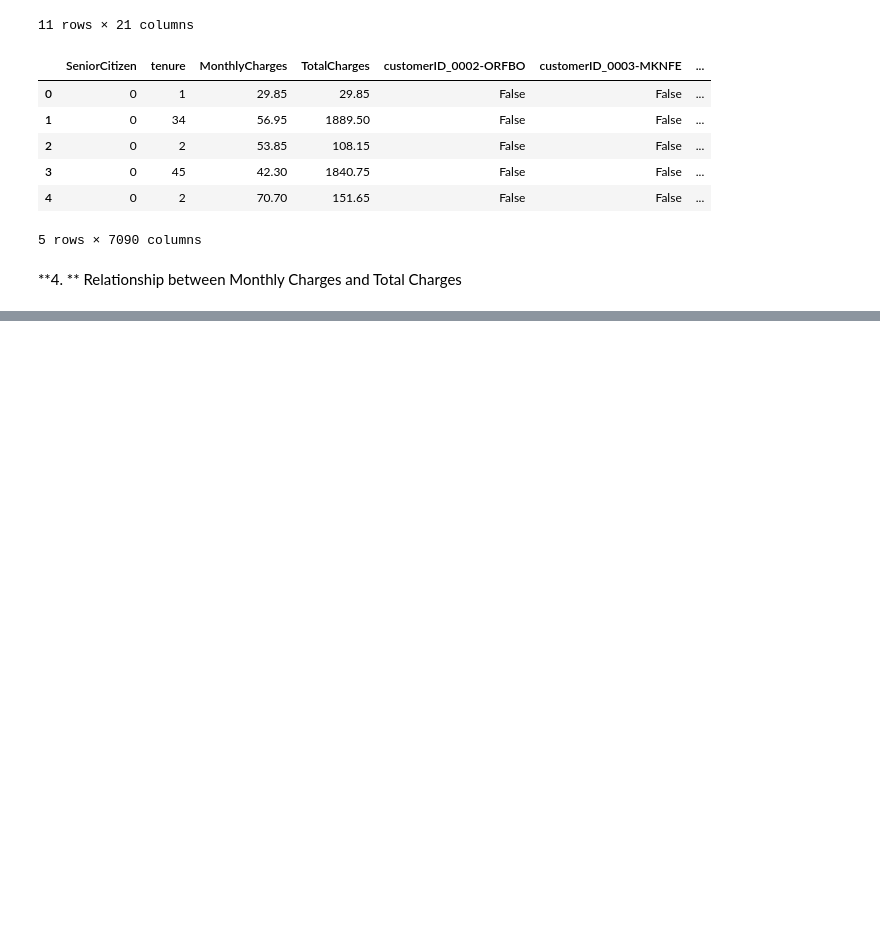
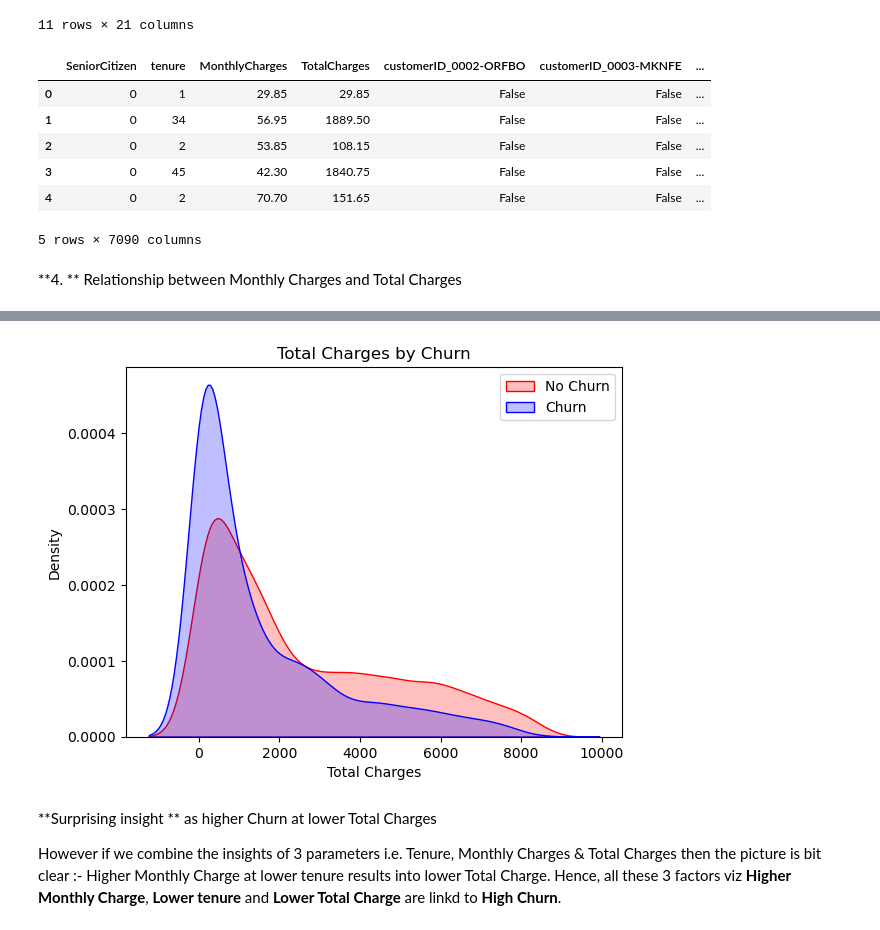
Before and after one commit to sarhan-003/Customer-Churn-Prediction, a Jupyter notebook: Churn Analysis-EDA.ipynb, the cells around one changed output, grey strips where cells are left out. Cells and saved outputs as stored; diff of their text form; code cells hidden in the pictures; blank space fills up the shorter version.

```diff
--- a/Churn Analysis-EDA.ipynb
+++ b/Churn Analysis-EDA.ipynb
@@ -201,0 +230,31 @@ telco_data_dummies.head()
+# %%
+Tot = sns.kdeplot(
+    telco_data_dummies.TotalCharges[
+        telco_data_dummies["Churn_Yes"] == 0
+    ],
+    color="Red",
+    fill=True
+)
+
+Tot = sns.kdeplot(
+    telco_data_dummies.TotalCharges[
+        telco_data_dummies["Churn_Yes"] == 1
+    ],
+    ax=Tot,
+    color="Blue",
+    fill=True
+)
+
+Tot.legend(["No Churn", "Churn"], loc="upper right")
+
+Tot.set_ylabel("Density")
+Tot.set_xlabel("Total Charges")
+Tot.set_title("Total Charges by Churn")
+
+plt.show()
+# %% [output]
+[figure, added]
+# %% [markdown]
+**Surprising insight ** as higher Churn at lower Total Charges
+
+However if we combine the insights of 3 parameters i.e. Tenure, Monthly Charges & Total Charges then the picture is bit clear :- Higher Monthly Charge at lower tenure results into lower Total Charge. Hence, all these 3 factors viz **Higher Monthly Charge**,  **Lower tenure** and **Lower Total Charge** are linkd to **High Churn**.
```
Also changed, not shown: parts of 2 cells of this notebook.
